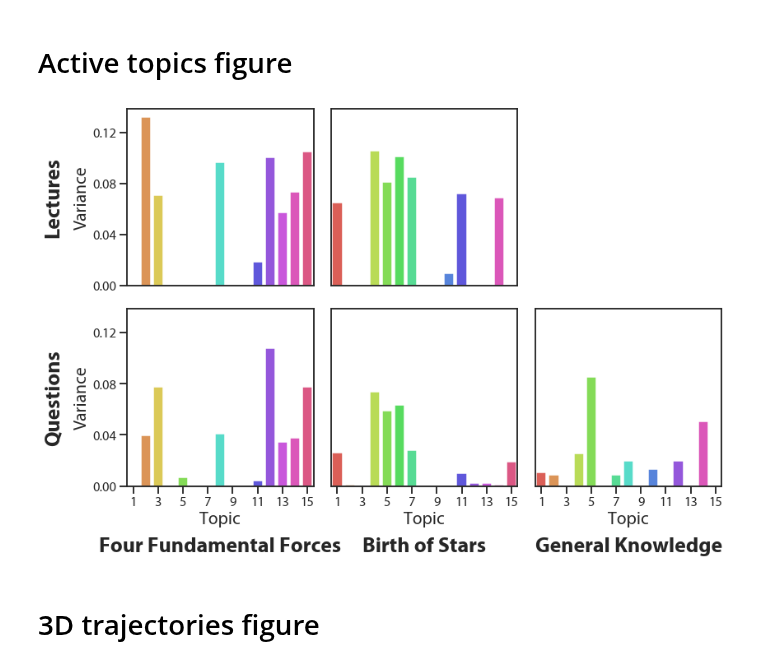
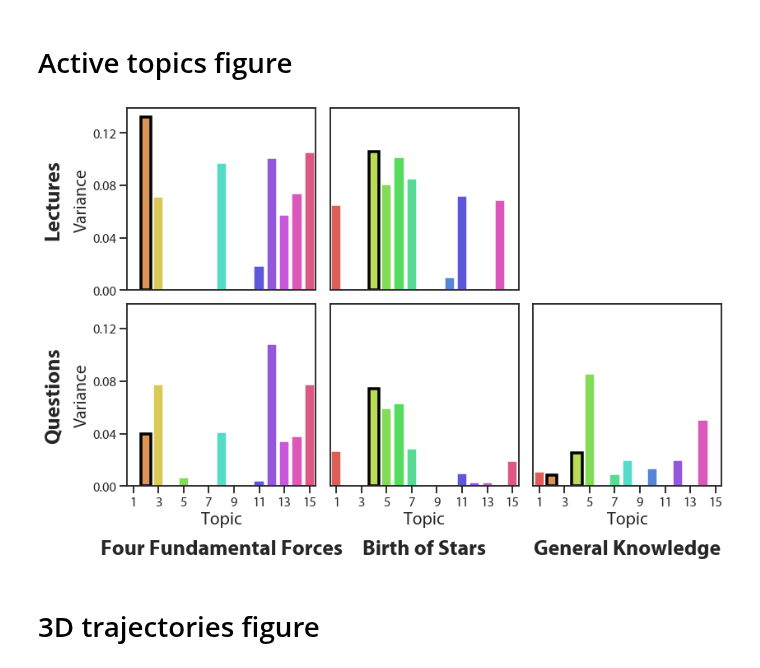
Before and after one commit to ContextLab/efficient-learning-khan, a Jupyter notebook: code/notebooks/1_model-course-content.ipynb, the cells around one changed output. Drawn from its saved outputs; the diff is of its cells as text; code cells hidden in the pictures.

Commit message:
add outlines to bars for topics to show in figure

```diff
--- a/code/notebooks/1_model-course-content.ipynb
+++ b/code/notebooks/1_model-course-content.ipynb
@@ -354,34 +354,42 @@ with sns.axes_style('ticks'), sns.plotting_context('talk'):
                         rotation=90,
                         ha='right',
                         va='center',
                         fontweight='bold')
         elif i == 4:
             ax.set_title('Birth of Stars',
                          fontsize='x-large',
                          y=-0.4,
                          fontweight='bold')
         elif i == 5:
             ax.set_title('General Knowledge',
                          fontsize='x-large',
                          y=-0.4,
                          fontweight='bold')
 
         if i > 2:
             ax.set_xlabel('Topic', fontsize='large')
 
         if i in (0, 3):
             ax.set_yticks(np.arange(0, ax.get_ylim()[1], 0.04))
         else:
             ax.tick_params(axis='y', length=0)
         if i < 3:
             ax.tick_params(axis='x', length=0)
 
+        if i in (0, 3, 5):
+            ax.patches[1].set_edgecolor('black')
+            ax.patches[1].set_linewidth(3.5)
+        if i in (1, 4, 5):
+            ax.patches[3].set_edgecolor('black')
+            ax.patches[3].set_linewidth(3.5)
+
 
     plt.tight_layout()
+    plt.subplots_adjust(hspace=0.075, wspace=0.075)
 #     plt.savefig(FIG_DIR.joinpath('active-topics.pdf'), bbox_inches='tight')
     plt.show()
 # %% [output]
-[figure, old version]
+[figure, new version]
 # %% [markdown]
 # 3D trajectories figure
 # %%
```
Also changed, not shown: 1 other file.
